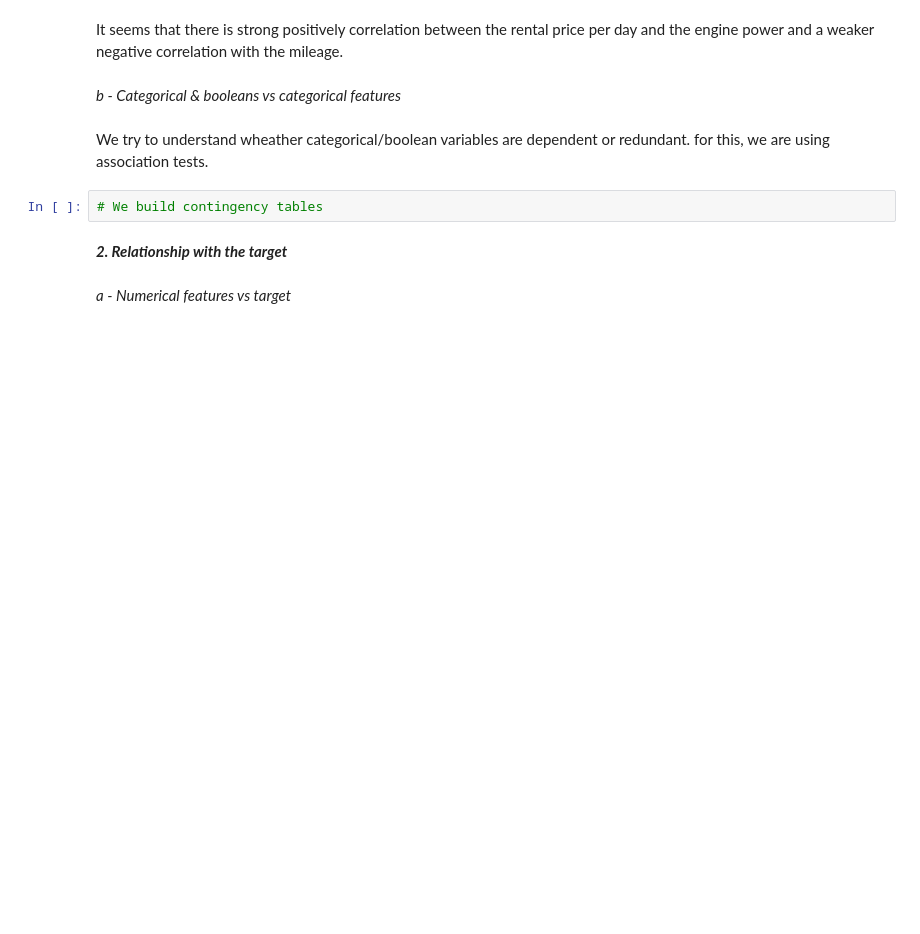
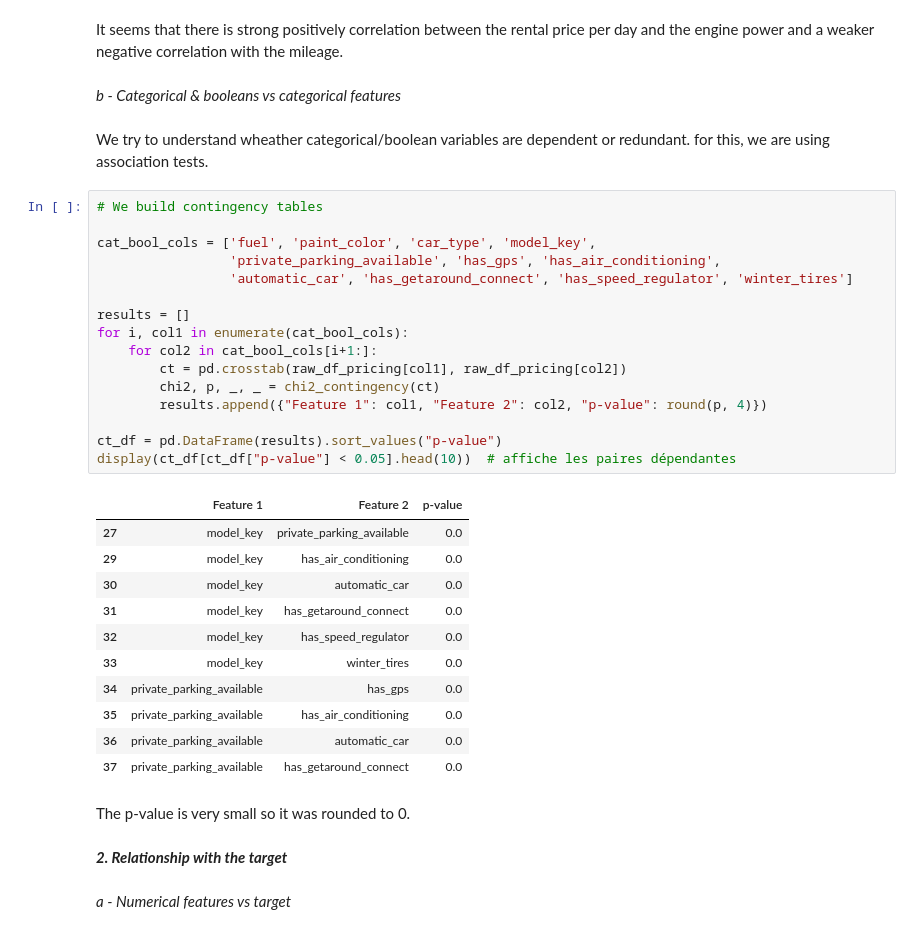
Before and after one commit to Mounia-Agronomist-Datascientist/Getaround_pricing, a Jupyter notebook: NOTEBOOKS/01.EDA_pricing_optimization.ipynb, the cells around one changed output. Saved outputs shown, nothing was run; the diff lists cells and outputs as text; blank space fills up the shorter version.

Commit message:
Added contingency tables

```diff
--- a/NOTEBOOKS/01.EDA_pricing_optimization.ipynb
+++ b/NOTEBOOKS/01.EDA_pricing_optimization.ipynb
@@ -481,6 +482,34 @@ _b - Categorical & booleans vs categorical features_
 We try to understand wheather categorical/boolean variables are dependent or redundant. for this, we are using association tests.
 # %%
 # We build contingency tables
+
+cat_bool_cols = ['fuel', 'paint_color', 'car_type', 'model_key',
+                 'private_parking_available', 'has_gps', 'has_air_conditioning',
+                 'automatic_car', 'has_getaround_connect', 'has_speed_regulator', 'winter_tires']
+
+results = []
+for i, col1 in enumerate(cat_bool_cols):
+    for col2 in cat_bool_cols[i+1:]:
+        ct = pd.crosstab(raw_df_pricing[col1], raw_df_pricing[col2])
+        chi2, p, _, _ = chi2_contingency(ct)
+        results.append({"Feature 1": col1, "Feature 2": col2, "p-value": round(p, 4)})
+
+ct_df = pd.DataFrame(results).sort_values("p-value")
+display(ct_df[ct_df["p-value"] < 0.05].head(10))  # affiche les paires dépendantes
+# %% [output]
+|  | Feature 1 | Feature 2 | p-value |
+| 27 | model_key | private_parking_available | 0.0 |
+| 29 | model_key | has_air_conditioning | 0.0 |
+| 30 | model_key | automatic_car | 0.0 |
+| 31 | model_key | has_getaround_connect | 0.0 |
+| 32 | model_key | has_speed_regulator | 0.0 |
+| 33 | model_key | winter_tires | 0.0 |
+| 34 | private_parking_available | has_gps | 0.0 |
+| 35 | private_parking_available | has_air_conditioning | 0.0 |
+| 36 | private_parking_available | automatic_car | 0.0 |
+| 37 | private_parking_available | has_getaround_connect | 0.0 |
+# %% [markdown]
+The p-value is very small so it was rounded to 0.
 # %% [markdown]
 _**2. Relationship with the target**_
 # %% [markdown]
```
Also changed, not shown: parts of 5 cells of this notebook.
